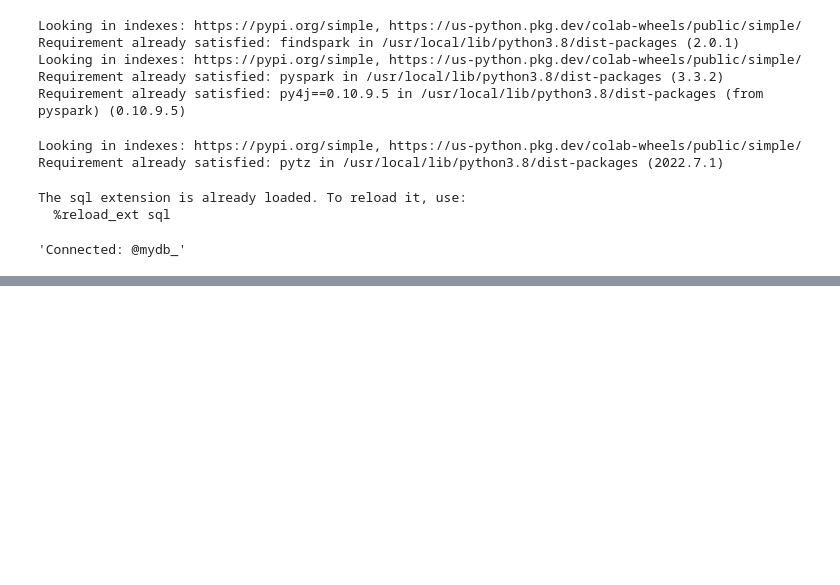
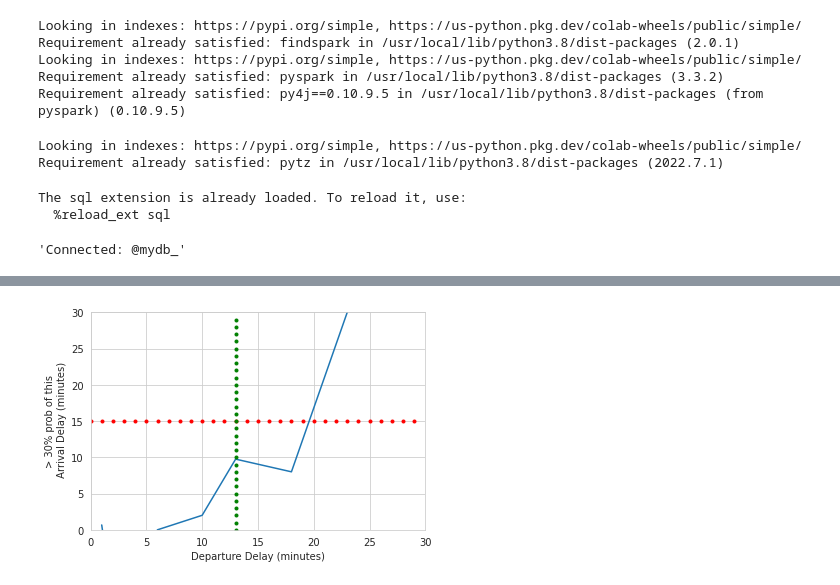
Before and after one commit to prakharsrivastava/powerbi, a Jupyter notebook: Data_Science_on_Google_Cloud_Platform_7.ipynb, the cells around one changed output, grey strips where cells are left out. Drawn from its saved outputs; the diff is of its cells as text; code cells hidden in the pictures; blank space fills up the shorter version.

```diff
--- a/Data_Science_on_Google_Cloud_Platform_7.ipynb
+++ b/Data_Science_on_Google_Cloud_Platform_7.ipynb
@@ -133,0 +228,15 @@ ax.axes.set_xlim(-50, 300);
+# %%
+import pandas as pd
+df = pd.read_sql("""
+    SELECT
+    DEP_DELAY,
+    APPROX_QUANTILES(ARR_DELAY, 101) AS arrival_delay,
+    COUNT(ARR_DELAY) AS numflights
+FROM
+    flights_view_
+GROUP BY
+    DEP_DELAY
+ORDER BY DEP_DELAY
+
+            """, con = sqlite3.connect('mydb_'))
+# return your first five rows
@@ -133,0 +248,5 @@ ax.axes.set_xlim(-50, 300);
+# %%
+df['arr_delay_30'] = (0.52 * df['stddev_arrival_delay']) \
+             + df['arrival_delay']
+x=df['arr_delay_30']
+x
@@ -133,0 +263,16 @@ ax.axes.set_xlim(-50, 300);
+# %%
+ax = plt.axes()
+df.plot(kind='line', x='DEP_DELAY', y='arr_delay_30',
+              ax=ax, ylim=(0,30), xlim=(0,30), legend=False)
+ax.set_xlabel('Departure Delay (minutes)')
+ax.set_ylabel('> 30% prob of this\n Arrival Delay (minutes)');
+
+x = np.arange(0, 30)
+y = np.ones_like(x) * 15
+ax.plot(x, y, 'r.');
+
+y = np.arange(0, 30)
+x = np.ones_like(y) * 13
+ax.plot(x, y, 'g.');
+# %% [output]
+[figure, added]
```
Also changed, not shown: parts of 24 cells of this notebook.
